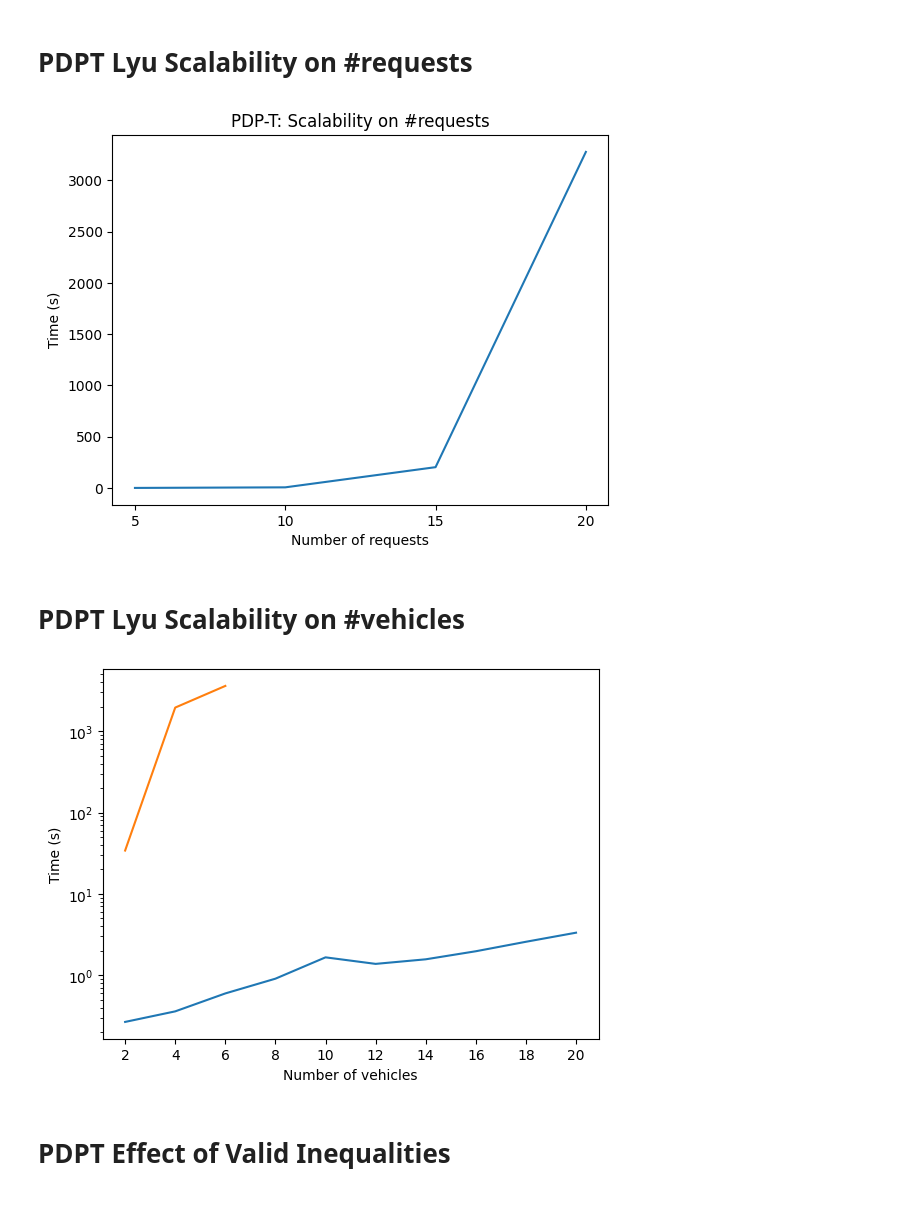
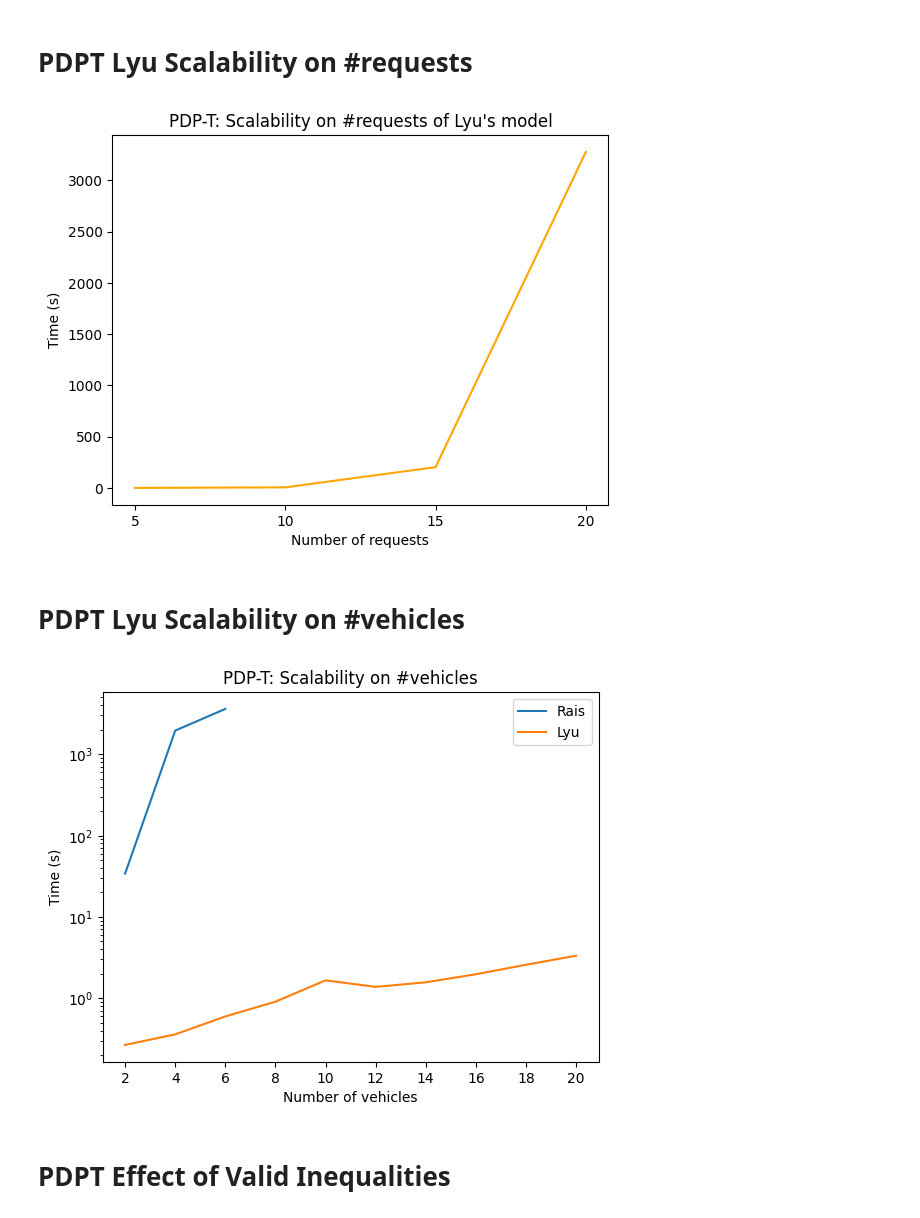
Before and after one commit to mauro-farina/pickup-and-delivery-problem, a Jupyter notebook: src/analyses.ipynb, the cells around one changed output. Saved outputs shown, nothing was run; the diff lists cells and outputs as text; code cells hidden in the pictures.

Commit message:
improve notations on figures

```diff
--- a/src/analyses.ipynb
+++ b/src/analyses.ipynb
@@ -201,15 +201,15 @@ df.sort_values(by='Time').reset_index(drop=True, inplace=True)
 # %%
 fig, ax = plt.subplots()
 data = df.groupby('Params')['Time'].mean().sort_values()
-ax.plot(data)
-ax.set(title='PDP-T: Scalability on #requests',
+ax.plot(data, color='orange')
+ax.set(title='PDP-T: Scalability on #requests of Lyu\'s model',
        xlabel='Number of requests',
        ylabel='Time (s)')
 
 fig.savefig('../figures/PDPT-LYU-SCALABILITY-R.png')
 plt.show()
 # %% [output]
-[figure, old version]
+[figure, new version]
 # %% [markdown]
 # PDPT Lyu Scalability on #vehicles
 # %%
@@ -222,17 +222,20 @@ df_rais = df[df['Model'] == 'Rais']
 # %%
 fig, ax = plt.subplots()
 
-ax.set(yscale='log',
+ax.set(title='PDP-T: Scalability on #vehicles',
+       yscale='log',
        ylabel='Time (s)',
        xlabel='Number of vehicles',
        xticks=range(2, 21, 2))
-ax.plot(df_lyu.groupby('Params')['Time'].mean())
-ax.plot(df_rais.groupby('Params')['Time'].mean())
+ax.plot(df_rais.groupby('Params')['Time'].mean(), label='Rais')
+ax.plot(df_lyu.groupby('Params')['Time'].mean(), label='Lyu')
+
+ax.legend()
 
 fig.savefig('../figures/PDPT-SCALABILITY-V.png')
 plt.show()
 # %% [output]
-[figure, old version]
+[figure, new version]
 # %% [markdown]
 # PDPT Effect of Valid Inequalities
 # %%
```
Also changed, not shown: parts of 1 cell of this notebook, 3 other files.
